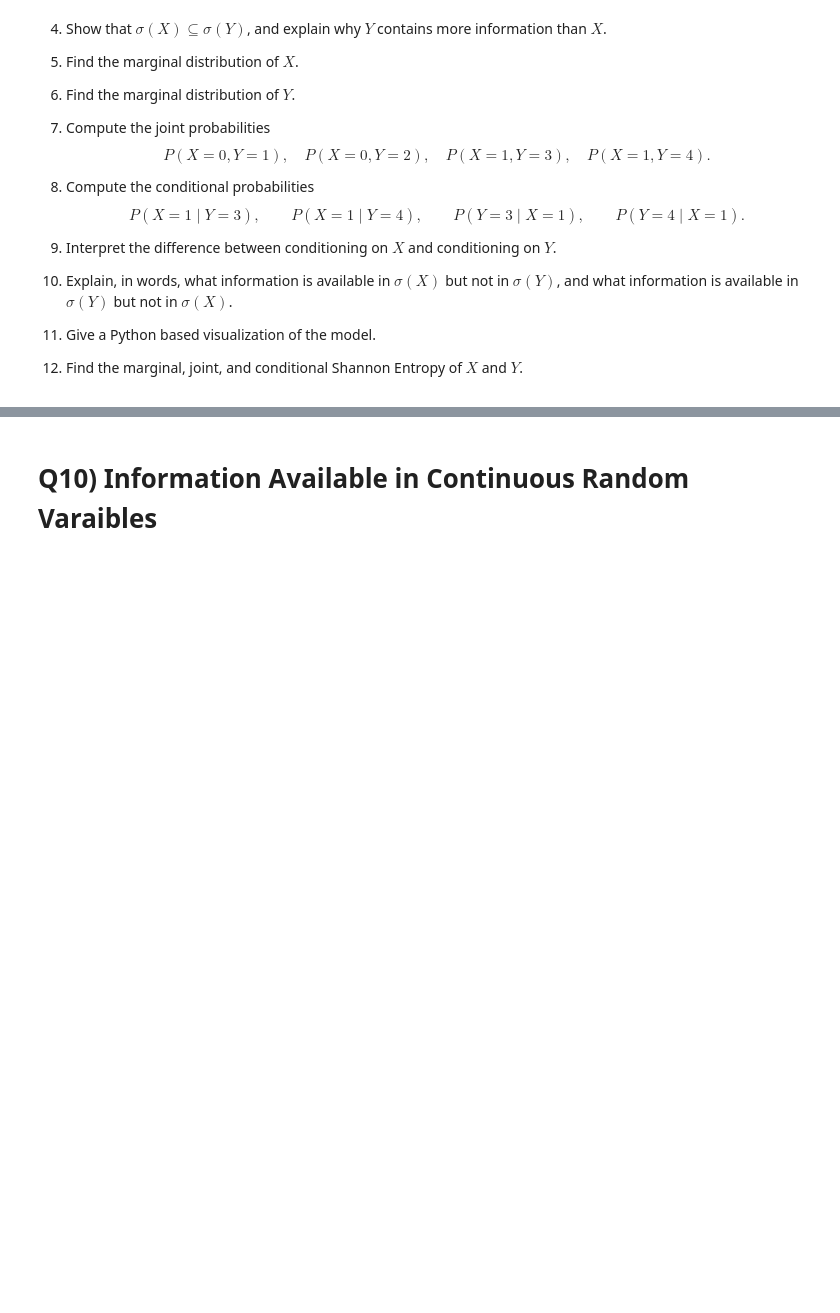
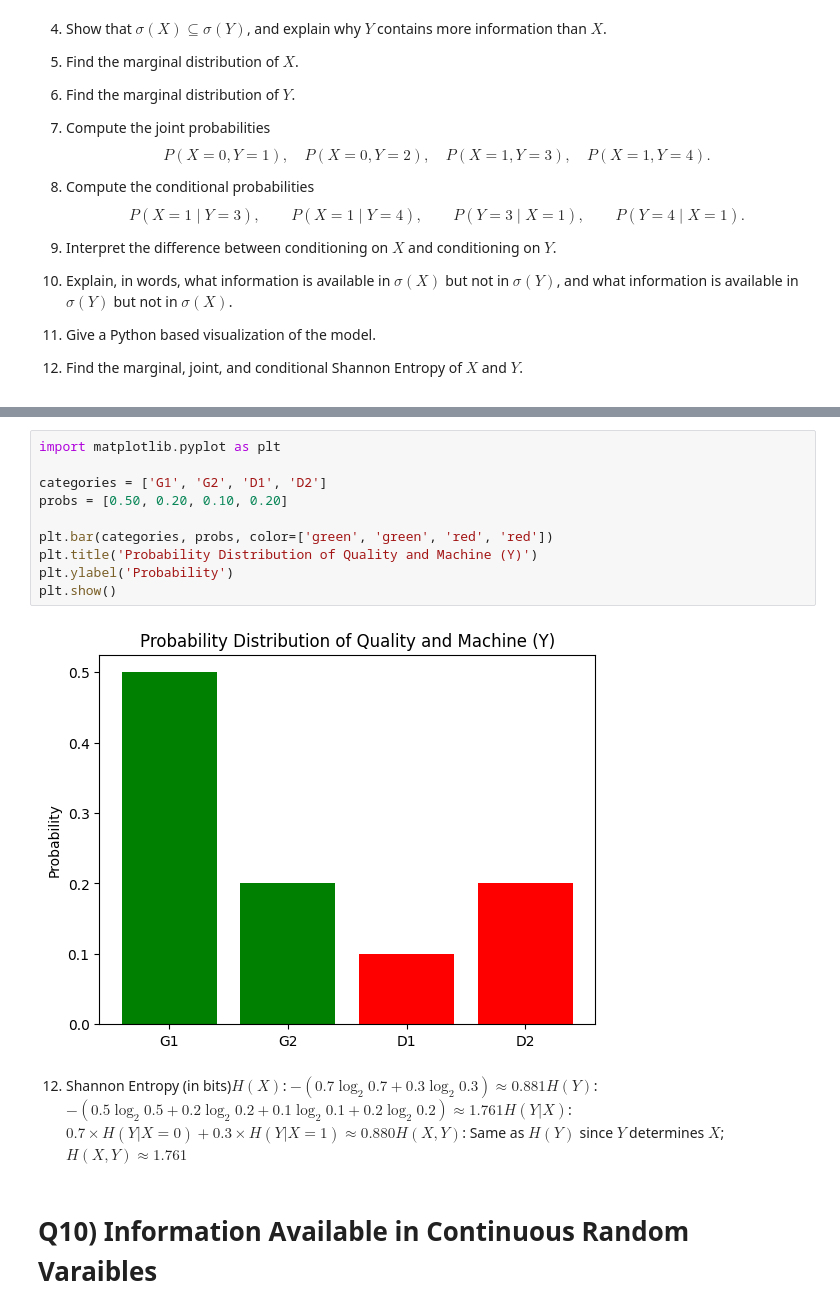
Before and after one commit to E-23-333-THISARA/Statistical-Learning-e23333, a Jupyter notebook: assignments/fundamentals_of_probability_assignment.ipynb, the cells around one changed output, grey strips where cells are left out. Drawn from its saved outputs; the diff is of its cells as text; blank space fills up the shorter version.

```diff
--- a/assignments/fundamentals_of_probability_assignment.ipynb
+++ b/assignments/fundamentals_of_probability_assignment.ipynb
@@ -121,3 +113,17 @@ plt.show()
+# %%
+import matplotlib.pyplot as plt
+
+categories = ['G1', 'G2', 'D1', 'D2']
+probs = [0.50, 0.20, 0.10, 0.20]
+
+plt.bar(categories, probs, color=['green', 'green', 'red', 'red'])
+plt.title('Probability Distribution of Quality and Machine (Y)')
+plt.ylabel('Probability')
+plt.show()
+# %% [output]
+[figure, added]
+# %% [markdown]
+12. Shannon Entropy (in bits)$H(X)$: $-(0.7\log_2 0.7 + 0.3\log_2 0.3) \approx 0.881$$H(Y)$: $-(0.5\log_2 0.5 + 0.2\log_2 0.2 + 0.1\log_2 0.1 + 0.2\log_2 0.2) \approx 1.761$$H(Y|X)$: $0.7 \times H(Y|X=0) + 0.3 \times H(Y|X=1) \approx 0.880$$H(X, Y)$: Same as $H(Y)$ since $Y$ determines $X$; $H(X, Y) \approx 1.761$
 # %% [markdown]
 # Q10) Information Available in Continuous Random Varaibles
 # %% [markdown]
```
Also changed, not shown: parts of 4 cells of this notebook.
